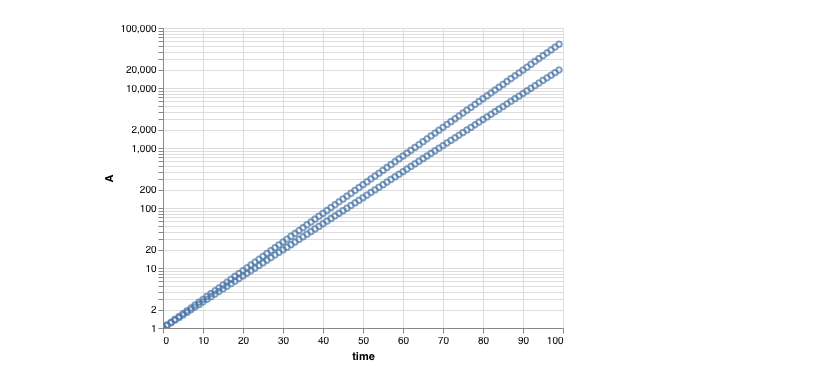
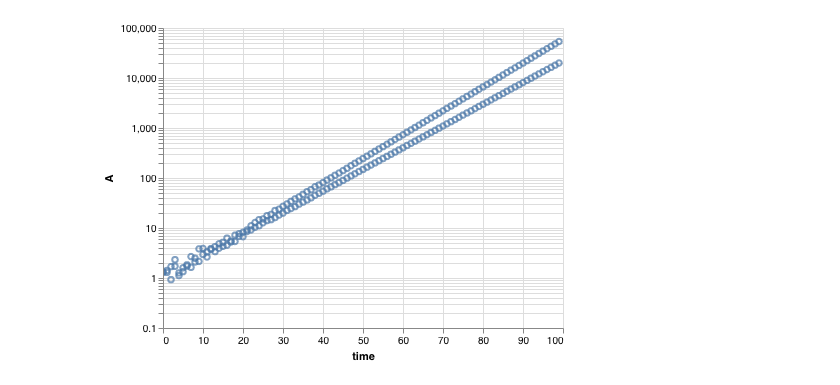
Before and after one commit to RPGroup-PBoC/mwc_growth, a Jupyter notebook: code/stan/single_exponential.ipynb, the cells around one changed output. Saved outputs shown, nothing was run; the diff lists cells and outputs as text; code cells hidden in the pictures.

```diff
--- a/code/stan/single_exponential.ipynb
+++ b/code/stan/single_exponential.ipynb
@@ -12,23 +12,23 @@ Loading BokehJS ...
 # %%
 np.random.seed(666)
 N = 100
 idx = np.ones(2 * N)
 idx[N:] = 2
 idx = idx.astype(int)
 time = np.arange(0, N);
-A_0 = [2, 2.5]
+A_0 = [10, 8]
 r = [0.1, 0.11]
 A = np.zeros(2 * N)
-A[:N] = A_0[0] * np.exp(r[0] * time)
+A[:N] = A_0[0] * np.exp(r[0] * time) + np.random.normal(0, 4, N_meas)
 A[:N] /= A_0[0]
-A[N:] = A_0[1] * np.exp(r[1] * time)
+A[N:] = A_0[1] * np.exp(r[1] * time) + np.random.normal(0, 4, N_meas)
 A[N:] /= A_0[1]
 _time = np.zeros(2 * N)
 _time[:N] = time
 _time[N:] = time
 data_dict = {'J':2, 'idx':idx, 'N':N*2, 'time': _time, 'A': A}
 alt.Chart(pd.DataFrame.from_dict(data_dict)).mark_point().encode(x='time:Q', y=alt.Y('A:Q', scale={'type':'log'})).interactive()
 # %% [output]
-[figure, old version]
+[figure, new version]
 # %%
 model = bebi103.stan.StanModel('growth_rate.stan')
```
Also changed, not shown: parts of 7 cells of this notebook, 2 other files.
